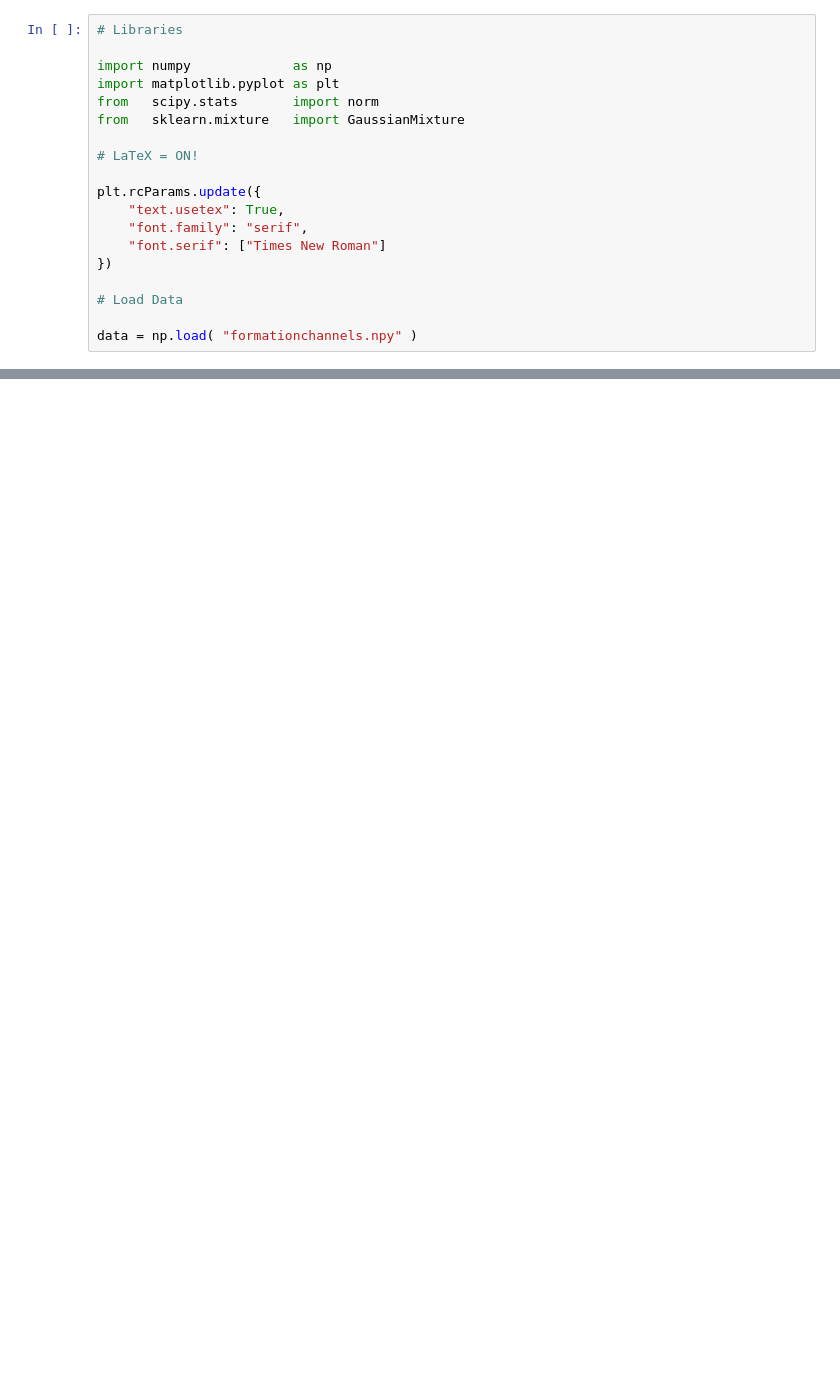
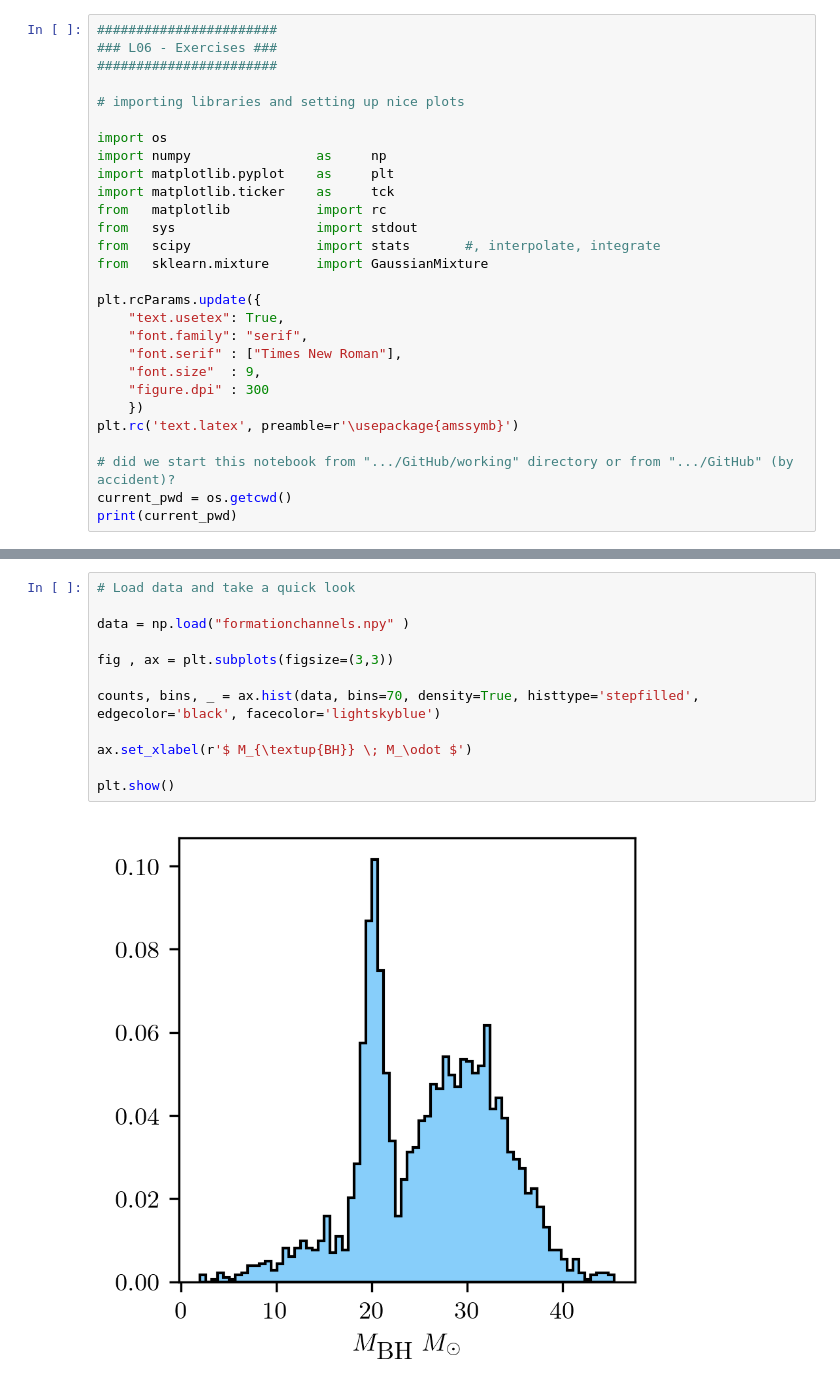
Before and after one commit to Andrea-Pierini/astrostatistics_bicocca_2022-1, a Jupyter notebook: working/L06.ipynb, the cells around one changed output, grey strips where cells are left out. Saved outputs shown, nothing was run; the diff lists cells and outputs as text; blank space fills up the shorter version.

Commit message:
Almost finished L06 Exercises, including images and their backup. Need only double-checking and small theoretical proof of 'responsibility' with Bayes' th.

```diff
--- a/working/L06.ipynb
+++ b/working/L06.ipynb
@@ -1,19 +3,28 @@
 # %%
-# Libraries
+#######################
+### L06 - Exercises ###
+#######################
 
-import numpy             as np
-import matplotlib.pyplot as plt
-from   scipy.stats       import norm
-from   sklearn.mixture   import GaussianMixture
+# importing libraries and setting up nice plots
 
-# LaTeX = ON!
+import os
+import numpy                as     np
+import matplotlib.pyplot    as     plt
+import matplotlib.ticker    as     tck
+from   matplotlib           import rc
+from   sys                  import stdout
+from   scipy                import stats       #, interpolate, integrate
+from   sklearn.mixture      import GaussianMixture
 
 plt.rcParams.update({
     "text.usetex": True,
     "font.family": "serif",
-    "font.serif": ["Times New Roman"]
-})
+    "font.serif" : ["Times New Roman"],
+	"font.size"  : 9,
+    "figure.dpi" : 300
+    })
+plt.rc('text.latex', preamble=r'\usepackage{amssymb}')
 
-# Load Data
-
-data = np.load( "formationchannels.npy" )
+# did we start this notebook from ".../GitHub/working" directory or from ".../GitHub" (by accident)?
+current_pwd = os.getcwd()
+print(current_pwd)
@@ -19,0 +33,14 @@ data = np.load( "formationchannels.npy" )
+# %%
+# Load data and take a quick look
+
+data = np.load("formationchannels.npy" )
+
+fig , ax = plt.subplots(figsize=(3,3))
+
+counts, bins, _ = ax.hist(data, bins=70, density=True, histtype='stepfilled', edgecolor='black', facecolor='lightskyblue')
+
+ax.set_xlabel(r'$ M_{\textup{BH}} \; M_\odot $')
+
+plt.show()
+# %% [output]
+[figure, added]
```
Also changed, not shown: parts of 7 cells of this notebook, 9 other files.
